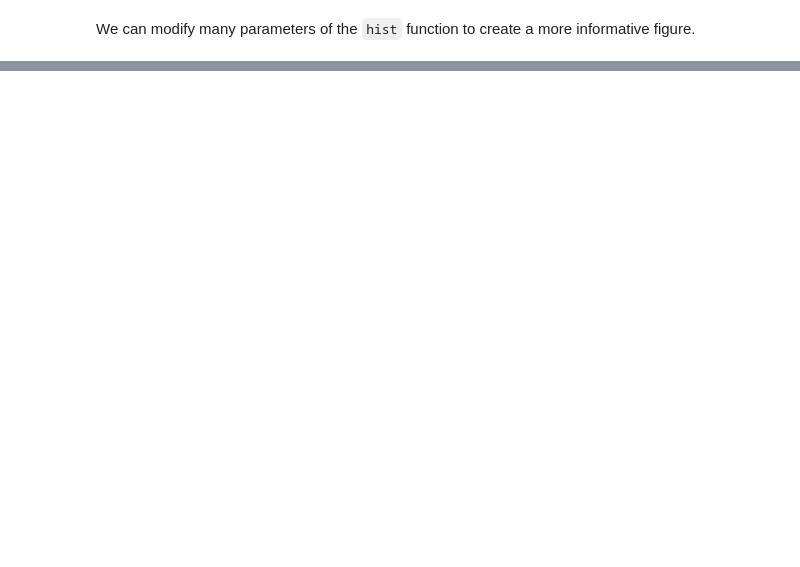
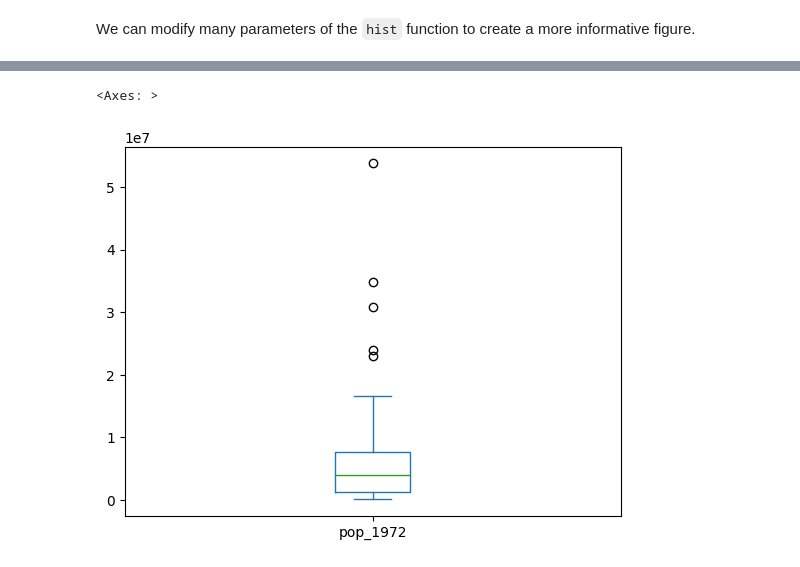
Before and after one commit to silvalugo/python-for-ai, a Jupyter notebook: 02_data_analysis_pandas.ipynb, the cells around one changed output, grey strips where cells are left out. Saved outputs shown, nothing was run; the diff lists cells and outputs as text; code cells hidden in the pictures; blank space fills up the shorter version.

```diff
--- a/02_data_analysis_pandas.ipynb
+++ b/02_data_analysis_pandas.ipynb
@@ -679,3 +761,9 @@ X.plot.box(column='lifeExp_2007', by='continent')
+# %%
+# Boxplot of population in 1972 by African countries
+X[X['continent']=='Africa'].plot.box(column='pop_1972')
+# %% [output]
+<Axes: >
+[figure, added]
 # %% [markdown]
 ----
 ## Push changes to GitHub <img src="images/push_to_github.png" alt="Push to GitHub icon" align="right" width=150>
```
Also changed, not shown: parts of 19 cells of this notebook.
